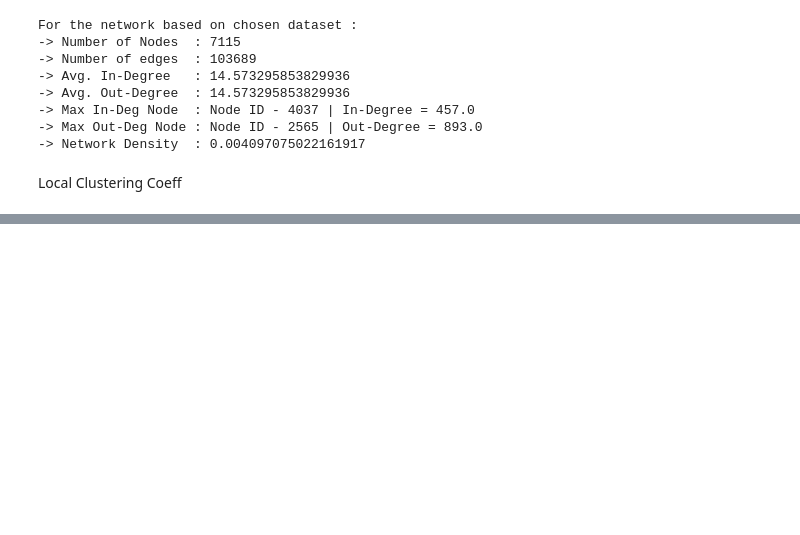
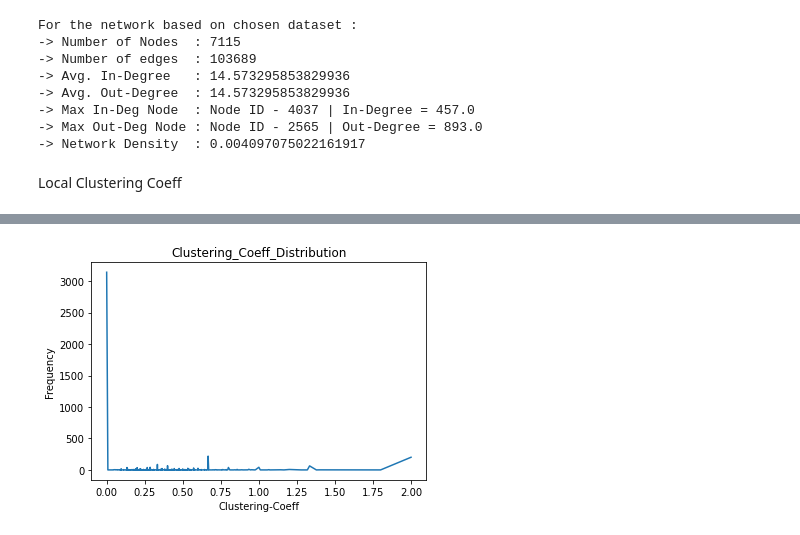
Before and after one commit to samyak19098/IR2022_A3_62, a Jupyter notebook: Q1/Q1.ipynb, the cells around one changed output, grey strips where cells are left out. Saved outputs shown, nothing was run; the diff lists cells and outputs as text; code cells hidden in the pictures; blank space fills up the shorter version.

```diff
--- a/Q1/Q1.ipynb
+++ b/Q1/Q1.ipynb
@@ -129,0 +158,4 @@ for node in tqdm(range(num_nodes)):
+# %%
+plot_distribution(clustering_coeff_distribution, "Clustering-Coeff", "Frequency", "Clustering_Coeff_Distribution", save=True)
+# %% [output]
+[figure, added]
```
Also changed, not shown: parts of 5 cells of this notebook, 3 other files.
